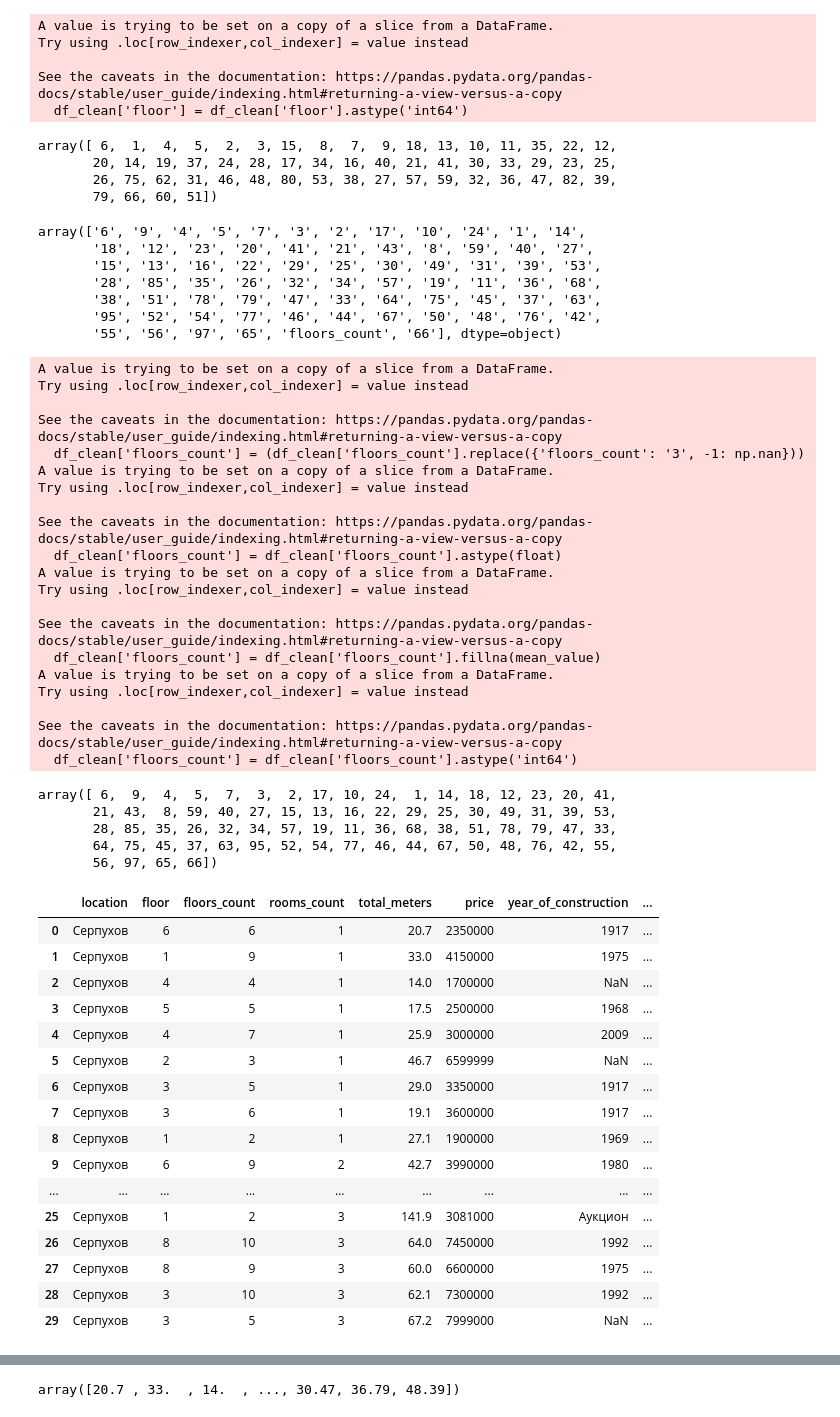
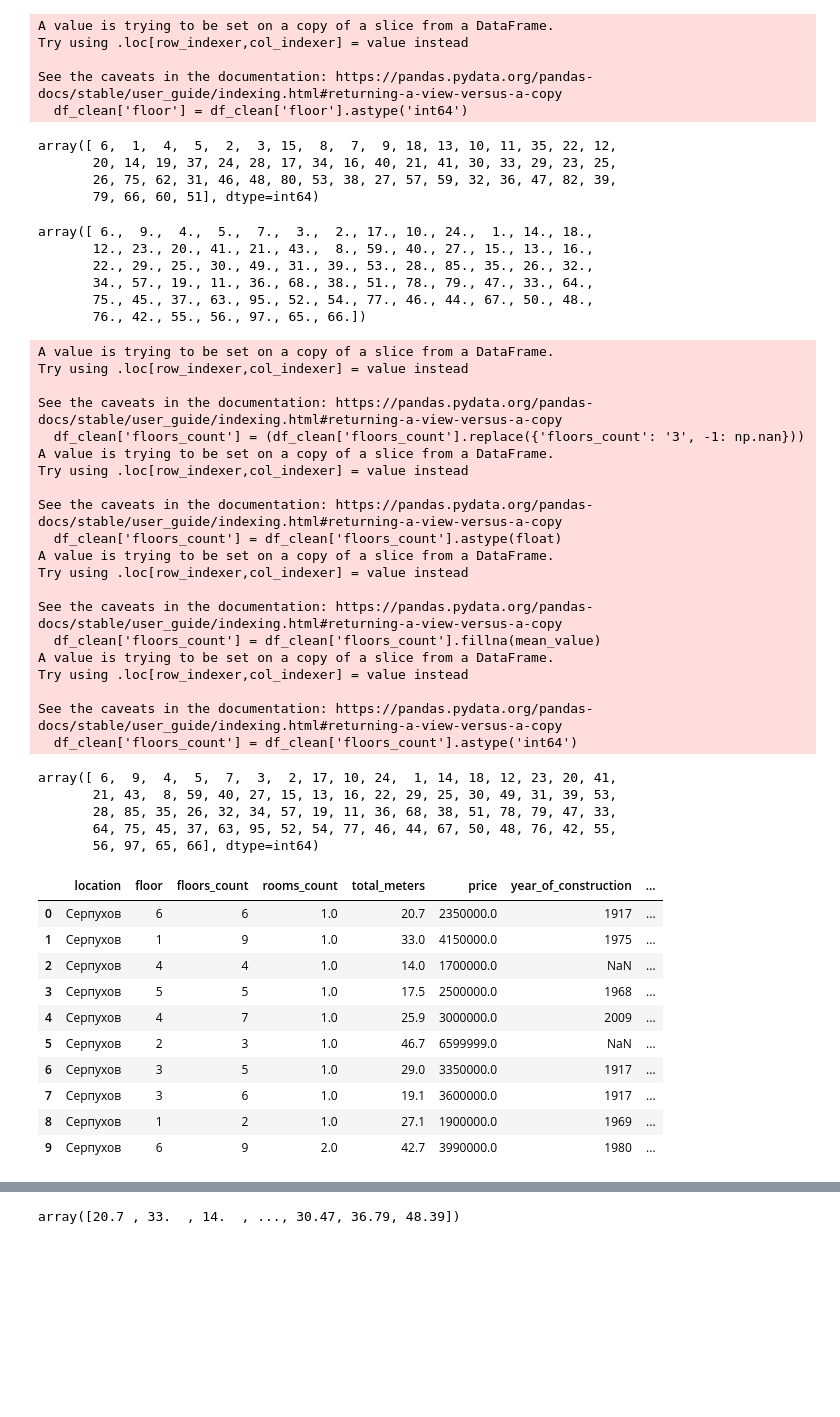
Before and after one commit to darinbtw/intensiv1, a Jupyter notebook: ANALYS.ipynb, the cells around one changed output, grey strips where cells are left out. Saved outputs shown, nothing was run; the diff lists cells and outputs as text; code cells hidden in the pictures; blank space fills up the shorter version.

```diff
--- a/ANALYS.ipynb
+++ b/ANALYS.ipynb
@@ -43,6 +45,6 @@ dtypes: object(27)
 memory usage: 1.7+ MB
 # %%
-df.drop(columns=['author', 'author_type', 'deal_type', 'url', 'accommodation_type', 'phone', 'house_number', 'heating_type', 'have_loggia', 'house_material_type', 'finish_type'], inplace=True)
+df.drop(columns=['author', 'author_type', 'deal_type', 'url', 'accommodation_type', 'phone', 'house_number', 'heating_type', 'have_loggia', 'house_material_type', 'finish_type', 'residential_complex', 'district'], inplace=True)
 df = df.drop_duplicates()
 df_clean = df.dropna(thresh=3)
 # %%
@@ -121,17 +143,16 @@ df_clean['floor'].unique()
 array([ 6,  1,  4,  5,  2,  3, 15,  8,  7,  9, 18, 13, 10, 11, 35, 22, 12,
        20, 14, 19, 37, 24, 28, 17, 34, 16, 40, 21, 41, 30, 33, 29, 23, 25,
        26, 75, 62, 31, 46, 48, 80, 53, 38, 27, 57, 59, 32, 36, 47, 82, 39,
-       79, 66, 60, 51])
+       79, 66, 60, 51], dtype=int64)
 # %%
 df_clean['floors_count'].unique()
 # %% [output]
-array(['6', '9', '4', '5', '7', '3', '2', '17', '10', '24', '1', '14',
-       '18', '12', '23', '20', '41', '21', '43', '8', '59', '40', '27',
-       '15', '13', '16', '22', '29', '25', '30', '49', '31', '39', '53',
-       '28', '85', '35', '26', '32', '34', '57', '19', '11', '36', '68',
-       '38', '51', '78', '79', '47', '33', '64', '75', '45', '37', '63',
-       '95', '52', '54', '77', '46', '44', '67', '50', '48', '76', '42',
-       '55', '56', '97', '65', 'floors_count', '66'], dtype=object)
+array([ 6.,  9.,  4.,  5.,  7.,  3.,  2., 17., 10., 24.,  1., 14., 18.,
+       12., 23., 20., 41., 21., 43.,  8., 59., 40., 27., 15., 13., 16.,
+       22., 29., 25., 30., 49., 31., 39., 53., 28., 85., 35., 26., 32.,
+       34., 57., 19., 11., 36., 68., 38., 51., 78., 79., 47., 33., 64.,
+       75., 45., 37., 63., 95., 52., 54., 77., 46., 44., 67., 50., 48.,
+       76., 42., 55., 56., 97., 65., 66.])
 # %%
 df_clean['floors_count'].unique()
 
@@ -171,27 +192,21 @@ array([ 6,  9,  4,  5,  7,  3,  2, 17, 10, 24,  1, 14, 18, 12, 23, 20, 41,
        21, 43,  8, 59, 40, 27, 15, 13, 16, 22, 29, 25, 30, 49, 31, 39, 53,
        28, 85, 35, 26, 32, 34, 57, 19, 11, 36, 68, 38, 51, 78, 79, 47, 33,
        64, 75, 45, 37, 63, 95, 52, 54, 77, 46, 44, 67, 50, 48, 76, 42, 55,
-       56, 97, 65, 66])
+       56, 97, 65, 66], dtype=int64)
 # %%
-df_clean.head(30)
+df_clean.head(10)
 # %% [output]
 |  | location | floor | floors_count | rooms_count | total_meters | price | year_of_construction | ... |
-| 0 | Серпухов | 6 | 6 | 1 | 20.7 | 2350000 | 1917 | ... |
-| 1 | Серпухов | 1 | 9 | 1 | 33.0 | 4150000 | 1975 | ... |
-| 2 | Серпухов | 4 | 4 | 1 | 14.0 | 1700000 | NaN | ... |
-| 3 | Серпухов | 5 | 5 | 1 | 17.5 | 2500000 | 1968 | ... |
-| 4 | Серпухов | 4 | 7 | 1 | 25.9 | 3000000 | 2009 | ... |
-| 5 | Серпухов | 2 | 3 | 1 | 46.7 | 6599999 | NaN | ... |
-| 6 | Серпухов | 3 | 5 | 1 | 29.0 | 3350000 | 1917 | ... |
-| 7 | Серпухов | 3 | 6 | 1 | 19.1 | 3600000 | 1917 | ... |
-| 8 | Серпухов | 1 | 2 | 1 | 27.1 | 1900000 | 1969 | ... |
-| 9 | Серпухов | 6 | 9 | 2 | 42.7 | 3990000 | 1980 | ... |
-| ... | ... | ... | ... | ... | ... | ... | ... | ... |
-| 25 | Серпухов | 1 | 2 | 3 | 141.9 | 3081000 | Аукцион | ... |
-| 26 | Серпухов | 8 | 10 | 3 | 64.0 | 7450000 | 1992 | ... |
-| 27 | Серпухов | 8 | 9 | 3 | 60.0 | 6600000 | 1975 | ... |
-| 28 | Серпухов | 3 | 10 | 3 | 62.1 | 7300000 | 1992 | ... |
-| 29 | Серпухов | 3 | 5 | 3 | 67.2 | 7999000 | NaN | ... |
+| 0 | Серпухов | 6 | 6 | 1.0 | 20.7 | 2350000.0 | 1917 | ... |
+| 1 | Серпухов | 1 | 9 | 1.0 | 33.0 | 4150000.0 | 1975 | ... |
+| 2 | Серпухов | 4 | 4 | 1.0 | 14.0 | 1700000.0 | NaN | ... |
+| 3 | Серпухов | 5 | 5 | 1.0 | 17.5 | 2500000.0 | 1968 | ... |
+| 4 | Серпухов | 4 | 7 | 1.0 | 25.9 | 3000000.0 | 2009 | ... |
+| 5 | Серпухов | 2 | 3 | 1.0 | 46.7 | 6599999.0 | NaN | ... |
+| 6 | Серпухов | 3 | 5 | 1.0 | 29.0 | 3350000.0 | 1917 | ... |
+| 7 | Серпухов | 3 | 6 | 1.0 | 19.1 | 3600000.0 | 1917 | ... |
+| 8 | Серпухов | 1 | 2 | 1.0 | 27.1 | 1900000.0 | 1969 | ... |
+| 9 | Серпухов | 6 | 9 | 2.0 | 42.7 | 3990000.0 | 1980 | ... |
 # %%
 df_clean.info()
 # %% [output]
```
Also changed, not shown: parts of 60 cells of this notebook, 1 other file.
